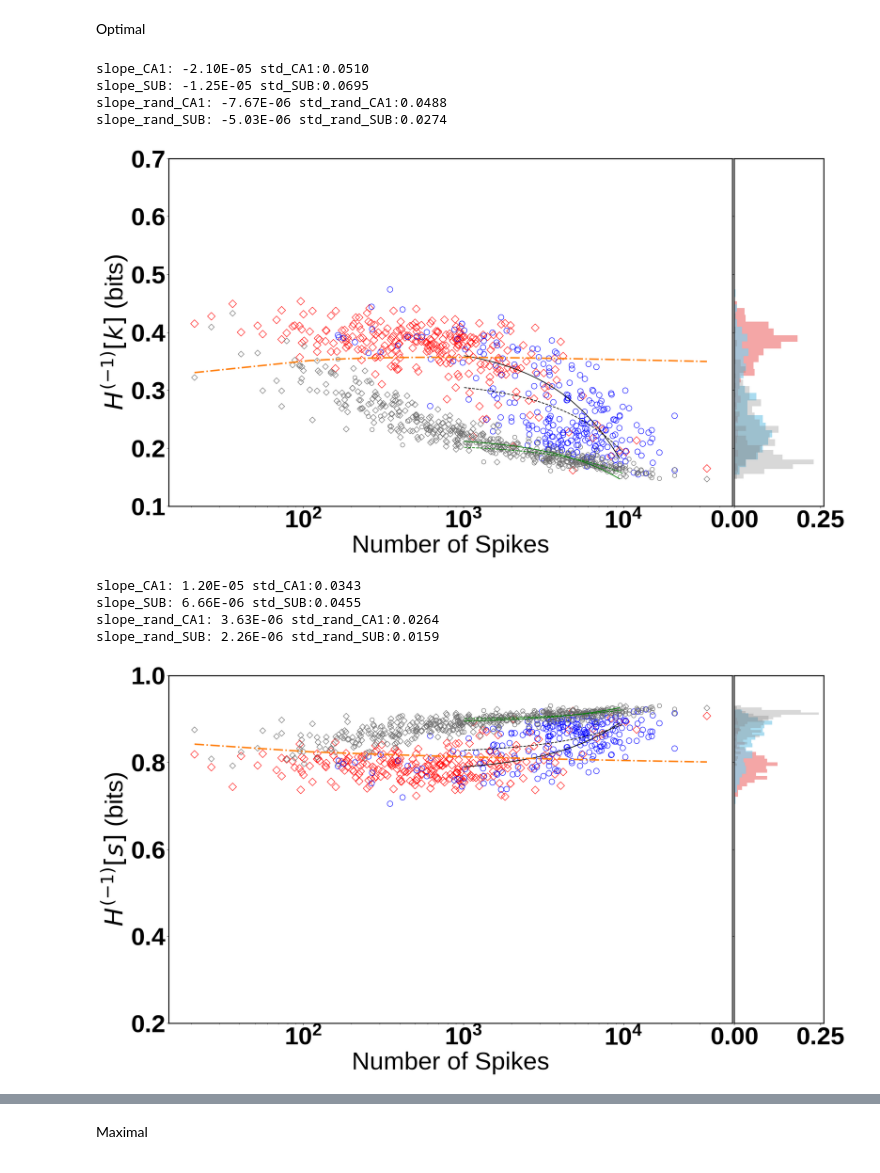
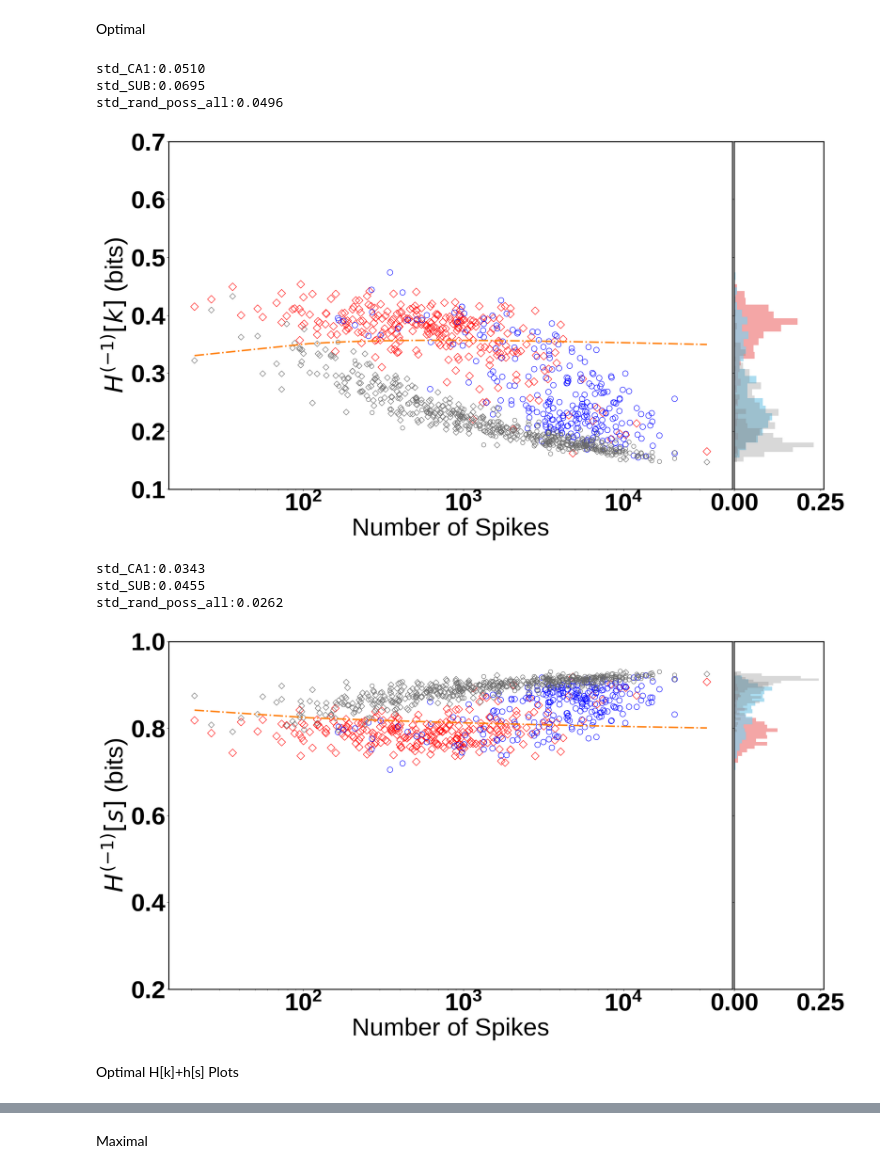
Before and after one commit to amisapta15/ResolutionRelevance, a Jupyter notebook: src/Fig_test_nspike.ipynb, the cells around one changed output, grey strips where cells are left out. Cells and saved outputs as stored; diff of their text form; code cells hidden in the pictures.

```diff
--- a/src/Fig_test_nspike.ipynb
+++ b/src/Fig_test_nspike.ipynb
@@ -330,10 +311,9 @@ for tick in ax_histy.get_xticklabels():
 # ax.legend(loc='upper center', bbox_to_anchor=(0.55, 1.16), ncol=3,fontsize=22)
 
 # print the slope and std values to be reported in the figure caption
-print('std_CA1:{:.4f}'.format(resC.slope,df.query('LOC=="CA1"')[quant].std()))
-print('std_SUB:{:.4f}'.format(resS.slope,df.query('LOC=="SUB"')[quant].std()))
-print('slope_rand_CA1: {:.2E} std_rand_CA1:{:.4f}'.format(resCp.slope,df.query('LOC=="CA1"')['poss_'+quant].std()))
-print('slope_rand_SUB: {:.2E} std_rand_SUB:{:.4f}'.format(resSp.slope,df.query('LOC=="SUB"')['poss_'+quant].std()))
+print('std_CA1:{:.4f}'.format(df.query('LOC=="CA1"')[quant].std()))
+print('std_SUB:{:.4f}'.format(df.query('LOC=="SUB"')[quant].std()))
+print('std_rand_poss_all:{:.4f}'.format(df['poss_'+quant].std()))
 
 
 # # print the slope and std values to be reported in the figure caption
@@ -349,8 +329,7 @@ fig.savefig(figname,bbox_inches='tight',dpi=300)
 #plt.savefig(figname2,dpi=300)
 plt.show(fig)
 # %% [output]
-slope_CA1: -2.10E-05 std_CA1:0.0510
-slope_SUB: -1.25E-05 std_SUB:0.0695
-slope_rand_CA1: -7.67E-06 std_rand_CA1:0.0488
-slope_rand_SUB: -5.03E-06 std_rand_SUB:0.0274
+std_CA1:0.0510
+std_SUB:0.0695
+std_rand_poss_all:0.0496
-[figure, old version]
+[figure, new version]
@@ -369,32 +365,34 @@ msr1F = interpolate.interp1d(np.log(optimal[:,0]), optimal[:,3],fill_value="extr
 ax.scatter(df.query('LOC=="CA1"')['Nspikes'], df.query('LOC=="CA1"')[quant], label='CA1 Neurons', marker='D', facecolors='none',edgecolors='r',s=mss)
 ax.scatter(df.query('LOC=="SUB"')['Nspikes'], df.query('LOC=="SUB"')[quant], label='SUB Neurons', marker='o', facecolors='none',edgecolors='b',s=mss)
 
-#Best Fit line Between Nspike=10^3 and Nspike=10^4
-dfC=df.query('LOC=="CA1" and 1e3<Nspikes<1e4').sort_values(by='Nspikes')
-resC = stats.linregress(dfC['Nspikes'], dfC[quant])
-ax.plot(dfC['Nspikes'], resC.intercept + resC.slope*dfC['Nspikes'].values, 'k', label='fitted line')
+# #Best Fit line Between Nspike=10^3 and Nspike=10^4
+# dfC=df.query('LOC=="CA1" and 1e3<Nspikes<1e4').sort_values(by='Nspikes')
+# resC = stats.linregress(dfC['Nspikes'], dfC[quant])
+# ax.plot(dfC['Nspikes'], resC.intercept + resC.slope*dfC['Nspikes'].values, 'k', label='fitted line')
 
-dfS=df.query('LOC=="SUB" and 1e3<Nspikes<1e4').sort_values(by='Nspikes')
-resS = stats.linregress(dfS['Nspikes'], dfS[quant])
-ax.plot(dfS['Nspikes'], resS.intercept + resS.slope*dfS['Nspikes'].values, 'k--', label='fitted line')
+# dfS=df.query('LOC=="SUB" and 1e3<Nspikes<1e4').sort_values(by='Nspikes')
+# resS = stats.linregress(dfS['Nspikes'], dfS[quant])
+# ax.plot(dfS['Nspikes'], resS.intercept + resS.slope*dfS['Nspikes'].values, 'k--', label='fitted line')
 
 
 
 # Scatter plot for 'poss_MSR' data
 ax.scatter(df.query('LOC=="CA1"')['Nspikes'], df.query('LOC=="CA1"')['poss_'+quant], label='rand. CA1 Neurons', marker='D', facecolors='none',edgecolors='dimgrey',s=mss-50)
 ax.scatter(df.query('LOC=="SUB"')['Nspikes'], df.query('LOC=="SUB"')['poss_'+quant], label='rand. SUB Neurons', marker='o', facecolors='none',edgecolors='dimgrey',s=mss-50)
+
+
 # #Line plot for optimal
 ax.plot(df['Nspikes'].sort_values(), msr1F(np.log(np.array(df['Nspikes'].sort_values()))),'-.',color='tab:orange', linewidth=3,label='optimal')
 # ax.plot(df['Nspikes'].sort_values(), msr2F(np.log(np.array(df['Nspikes'].sort_values()))),'--',color='tab:brown', linewidth=3,label='rand. optimal')
 
-#Best Fit line Between Nspike=10^3 and Nspike=10^4
-dfC=df.query('LOC=="CA1" and 1e3<Nspikes<1e4').sort_values(by='Nspikes')
-resCp = stats.linregress(dfC['Nspikes'], dfC['poss_'+quant])
-ax.plot(dfC['Nspikes'], resCp.intercept + resCp.slope*dfC['Nspikes'].values, 'g', label='fitted line')
+# #Best Fit line Between Nspike=10^3 and Nspike=10^4
+# dfC=df.query('LOC=="CA1" and 1e3<Nspikes<1e4').sort_values(by='Nspikes')
+# resCp = stats.linregress(dfC['Nspikes'], dfC['poss_'+quant])
+# ax.plot(dfC['Nspikes'], resCp.intercept + resCp.slope*dfC['Nspikes'].values, 'g', label='fitted line')
 
-dfS=df.query('LOC=="SUB" and 1e3<Nspikes<1e4').sort_values(by='Nspikes')
-resSp = stats.linregress(dfS['Nspikes'], dfS['poss_'+quant])
-ax.plot(dfS['Nspikes'], resSp.intercept + resSp.slope*dfS['Nspikes'].values, 'g--', label='fitted line')
+# dfS=df.query('LOC=="SUB" and 1e3<Nspikes<1e4').sort_values(by='Nspikes')
+# resSp = stats.linregress(dfS['Nspikes'], dfS['poss_'+quant])
+# ax.plot(dfS['Nspikes'], resSp.intercept + resSp.slope*dfS['Nspikes'].values, 'g--', label='fitted line')
 
 
 
@@ -422,39 +420,46 @@ ax_histy.hist(b4[:-1],b4,weights=c4/sum(c4), orientation='horizontal',color='gre
 
 
 
 # Set labels and title for the main scatter plot
 ax.set_xlabel('Number of Spikes')
 ax.set_ylabel(quant_lab)  # Adjusted Y-axis label
 ax.set_xscale('log');
 ax.set_ylim(0.2, 1)
 ax_histy.set_xlim(0,0.26)
 
 for tick in ax.get_xticklabels():
     tick.set_fontproperties(ticks_font)
 for tick in ax.get_yticklabels():
     tick.set_fontproperties(ticks_font)
 
 for tick in ax_histy.get_xticklabels():
     tick.set_fontproperties(ticks_font)
 
 
 # Add legend to the scatter plot outside, on the top, with horizontal layout and single column
 # ax.legend(loc='upper center', bbox_to_anchor=(0.55, 1.16), ncol=3,fontsize=22)
 
+
 # print the slope and std values to be reported in the figure caption
-print('slope_CA1: {:.2E} std_CA1:{:.4f}'.format(resC.slope,df.query('LOC=="CA1"')[quant].std()))
-print('slope_SUB: {:.2E} std_SUB:{:.4f}'.format(resS.slope,df.query('LOC=="SUB"')[quant].std()))
-print('slope_rand_CA1: {:.2E} std_rand_CA1:{:.4f}'.format(resCp.slope,df.query('LOC=="CA1"')['poss_'+quant].std()))
-print('slope_rand_SUB: {:.2E} std_rand_SUB:{:.4f}'.format(resSp.slope,df.query('LOC=="SUB"')['poss_'+quant].std()))
+print('std_CA1:{:.4f}'.format(df.query('LOC=="CA1"')[quant].std()))
+print('std_SUB:{:.4f}'.format(df.query('LOC=="SUB"')[quant].std()))
+print('std_rand_poss_all:{:.4f}'.format(df['poss_'+quant].std()))
+
+
+
+# # print the slope and std values to be reported in the figure caption
+# print('slope_CA1: {:.2E} std_CA1:{:.4f}'.format(resC.slope,df.query('LOC=="CA1"')[quant].std()))
+# print('slope_SUB: {:.2E} std_SUB:{:.4f}'.format(resS.slope,df.query('LOC=="SUB"')[quant].std()))
+# print('slope_rand_CA1: {:.2E} std_rand_CA1:{:.4f}'.format(resCp.slope,df.query('LOC=="CA1"')['poss_'+quant].std()))
+# print('slope_rand_SUB: {:.2E} std_rand_SUB:{:.4f}'.format(resSp.slope,df.query('LOC=="SUB"')['poss_'+quant].std()))
 
 
 # plt.tight_layout()
 fig.savefig(figname,bbox_inches='tight',dpi=300)
 #plt.savefig(figname2,dpi=300)
 plt.show(fig)
 # %% [output]
-slope_CA1: 1.20E-05 std_CA1:0.0343
-slope_SUB: 6.66E-06 std_SUB:0.0455
-slope_rand_CA1: 3.63E-06 std_rand_CA1:0.0264
-slope_rand_SUB: 2.26E-06 std_rand_SUB:0.0159
+std_CA1:0.0343
+std_SUB:0.0455
+std_rand_poss_all:0.0262
-[figure, old version]
+[figure, new version]
@@ -461,3 +483,5 @@ slope_rand_SUB: 2.26E-06 std_rand_SUB:0.0159
+# %% [markdown]
+Optimal H[k]+h[s] Plots
 # %%
 # Create scatter plot
 fig, ax = plt.subplots()
```
Also changed, not shown: parts of 15 cells of this notebook, 12 other files.
